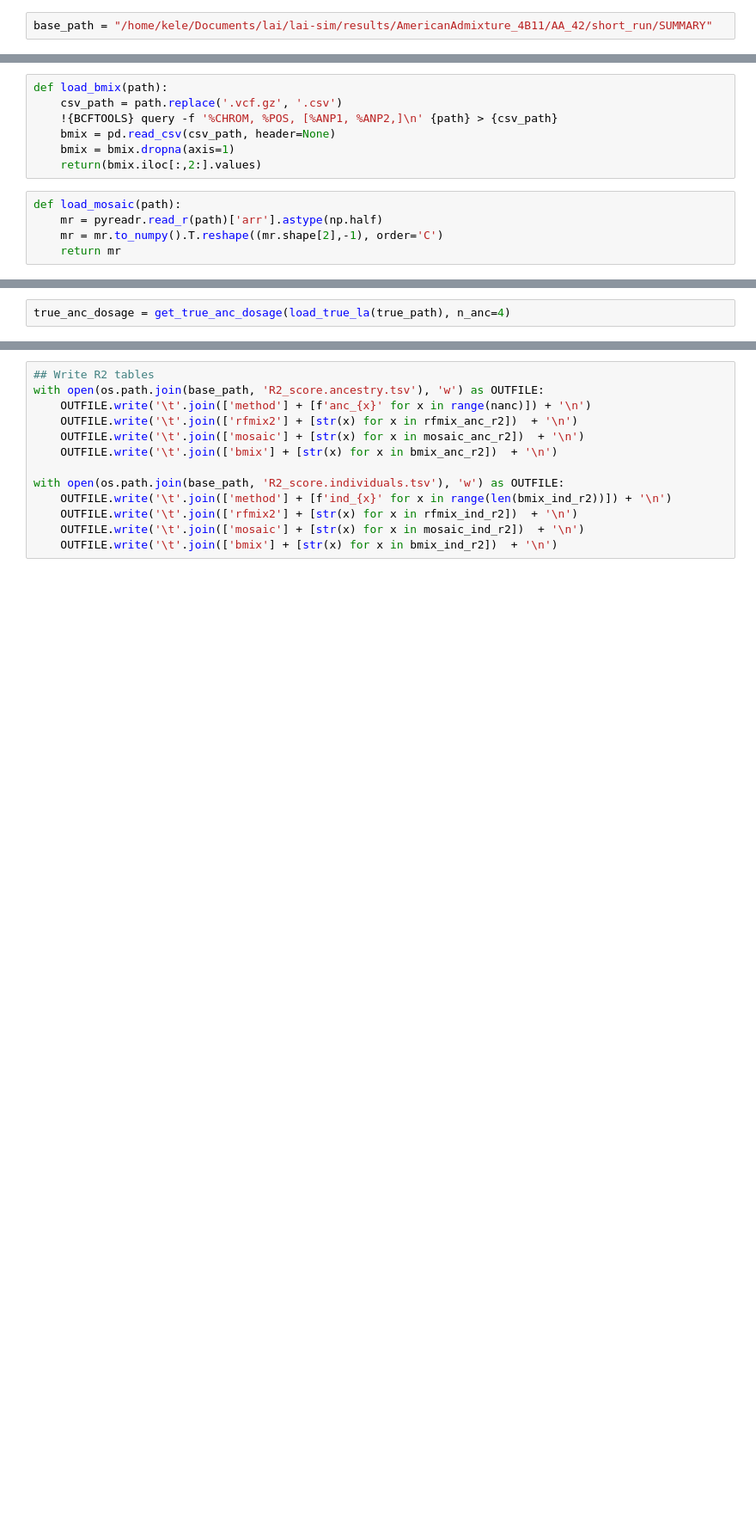
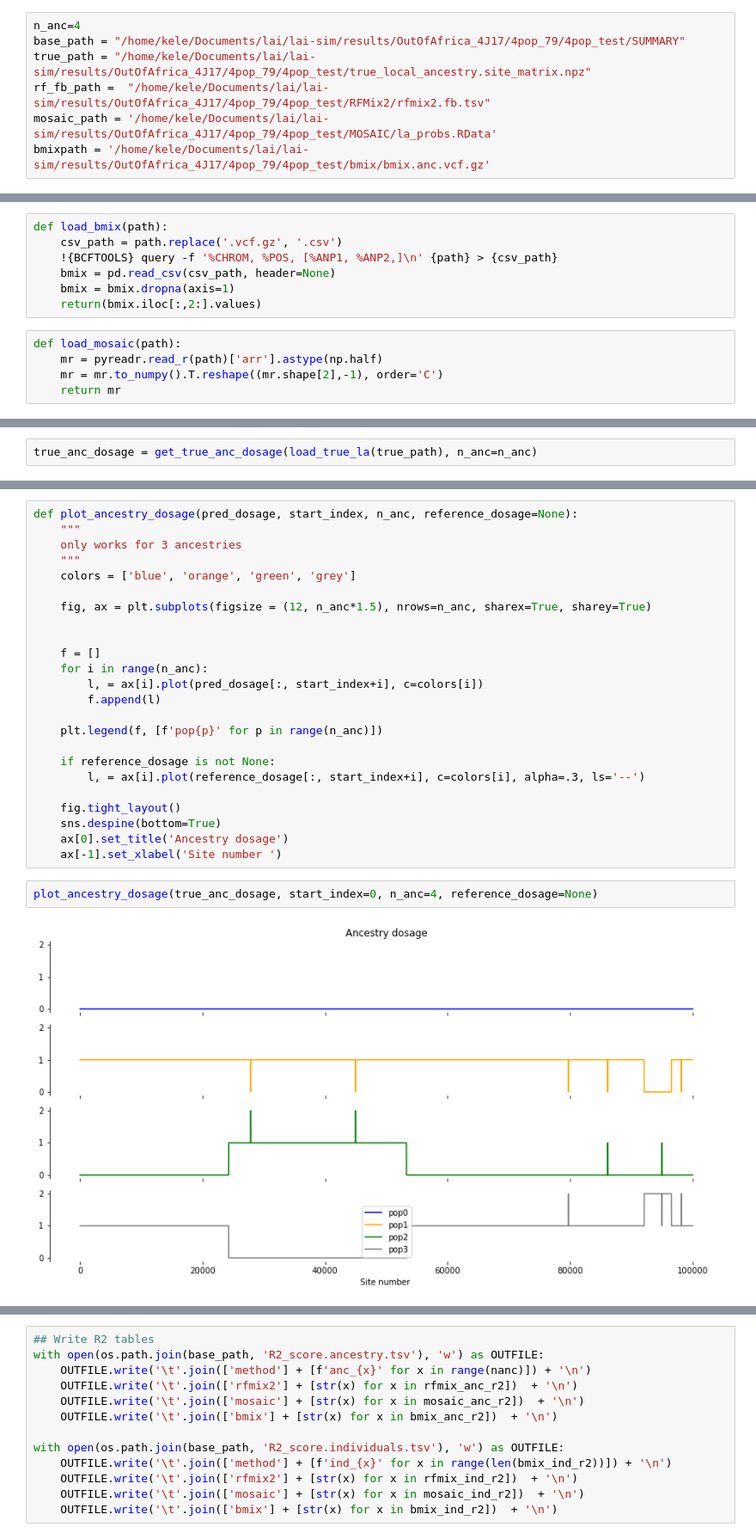
Before and after one commit to rwaples/lai-sim, a Jupyter notebook: workflow/notebooks/ancestry dosage.ipynb, the cells around one changed output, grey strips where cells are left out. Shown at 86% size. Cells and saved outputs as stored; diff of their text form; blank space fills up the shorter version.

```diff
--- a/workflow/notebooks/ancestry dosage.ipynb
+++ b/workflow/notebooks/ancestry dosage.ipynb
@@ -20,2 +31,7 @@ n_anc = 3
 # %%
-base_path = "/home/kele/Documents/lai/lai-sim/results/AmericanAdmixture_4B11/AA_42/short_run/SUMMARY"
+n_anc=4
+base_path = "/home/kele/Documents/lai/lai-sim/results/OutOfAfrica_4J17/4pop_79/4pop_test/SUMMARY"
+true_path = "/home/kele/Documents/lai/lai-sim/results/OutOfAfrica_4J17/4pop_79/4pop_test/true_local_ancestry.site_matrix.npz"
+rf_fb_path =  "/home/kele/Documents/lai/lai-sim/results/OutOfAfrica_4J17/4pop_79/4pop_test/RFMix2/rfmix2.fb.tsv"
+mosaic_path = '/home/kele/Documents/lai/lai-sim/results/OutOfAfrica_4J17/4pop_79/4pop_test/MOSAIC/la_probs.RData'
+bmixpath = '/home/kele/Documents/lai/lai-sim/results/OutOfAfrica_4J17/4pop_79/4pop_test/bmix/bmix.anc.vcf.gz'
@@ -146,2 +124,2 @@ OrderedDict()
 # %%
-true_anc_dosage = get_true_anc_dosage(load_true_la(true_path), n_anc=4)
+true_anc_dosage = get_true_anc_dosage(load_true_la(true_path), n_anc=n_anc)
@@ -189,0 +168,28 @@ bmix_anc_r2, bmix_ind_r2 = r2_ancestry_dosage(
+# %%
+def plot_ancestry_dosage(pred_dosage, start_index, n_anc, reference_dosage=None):
+    """
+    only works for 3 ancestries
+    """
+    colors = ['blue', 'orange', 'green', 'grey']
+
+    fig, ax = plt.subplots(figsize = (12, n_anc*1.5), nrows=n_anc, sharex=True, sharey=True)
+
+
+    f = []
+    for i in range(n_anc):
+        l, = ax[i].plot(pred_dosage[:, start_index+i], c=colors[i])
+        f.append(l)
+
+    plt.legend(f, [f'pop{p}' for p in range(n_anc)])
+
+    if reference_dosage is not None:
+        l, = ax[i].plot(reference_dosage[:, start_index+i], c=colors[i], alpha=.3, ls='--')
+
+    fig.tight_layout()
+    sns.despine(bottom=True)
+    ax[0].set_title('Ancestry dosage')
+    ax[-1].set_xlabel('Site number ')
+# %%
+plot_ancestry_dosage(true_anc_dosage, start_index=0, n_anc=4, reference_dosage=None)
+# %% [output]
+[figure, added]
```
Also changed, not shown: parts of 26 cells of this notebook, 1 other file.
